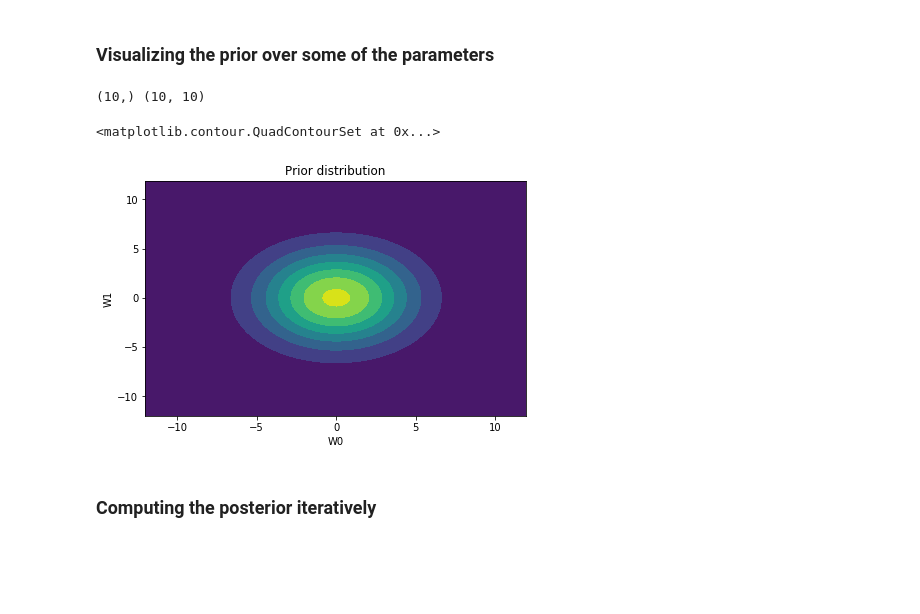
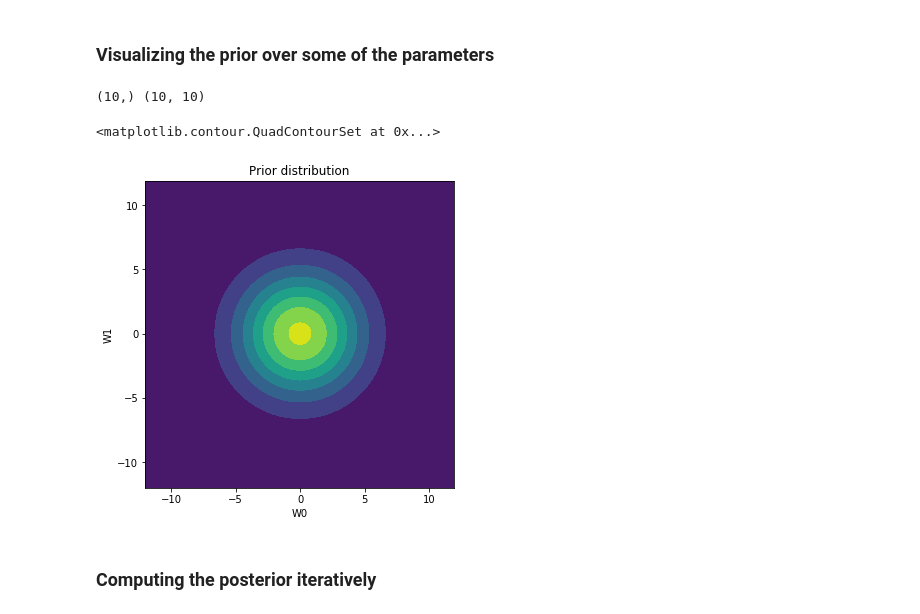
Before and after one commit to juangil/bayesian_methods, a Jupyter notebook: bayesian_linear_regression/BayesianLinearRegression.ipynb, the cells around one changed output. Cells and saved outputs as stored; diff of their text form; code cells hidden in the pictures; blank space fills up the shorter version.

```diff
--- a/bayesian_linear_regression/BayesianLinearRegression.ipynb
+++ b/bayesian_linear_regression/BayesianLinearRegression.ipynb
@@ -180,34 +180,36 @@ def maxim_likelihood_2(PHI, tt, niters = 20):
 # %%
 # computing design matrix
 basis_functions = 10
 PHI_training = basis_functions_eval(x, basis_functions, op = 'poly')
 alpha = np.sqrt(mvar)
 beta = 0.01
 
 # Prior definition
 prior_mean = np.zeros(basis_functions)
 prior_cov = (1 / alpha) * np.eye(basis_functions)
 print(prior_mean.shape, prior_cov.shape)
 
 def get_values_draw(prior_mean, prior_cov):
     from scipy.stats import multivariate_normal
     xx, yy = np.mgrid[-12:12:.1, -12:12:.1]
     pos = np.empty(xx.shape + (2,))
     pos[:, :, 0] = xx; pos[:, :, 1] = yy
     rv = multivariate_normal(prior_mean[0:2], prior_cov[0:2,0:2])
 
     return xx, yy, rv.pdf(pos)
 
 fig1, ax2 = plt.subplots(constrained_layout=True)
+fig1.set_figwidth(5)
+fig1.set_figheight(5)
 ax2.set_title('Prior distribution')
 ax2.set_xlabel('W0')
 ax2.set_ylabel('W1')
 xx, yy, zz = get_values_draw(prior_mean, prior_cov)
 ax2.contourf(xx, yy , zz)
 # %% [output]
 (10,) (10, 10)
 <matplotlib.contour.QuadContourSet at 0x...>
-[figure, old version]
+[figure, new version]
 # %% [markdown]
 ### Computing the posterior iteratively
 # %%
```
Also changed, not shown: parts of 6 cells of this notebook.
